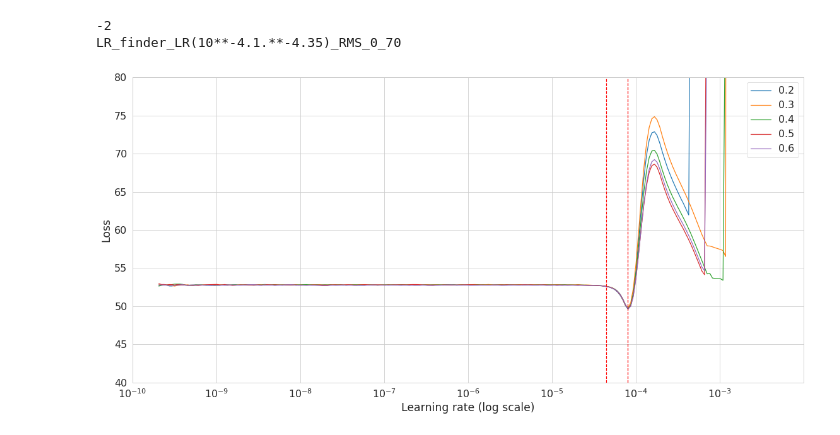
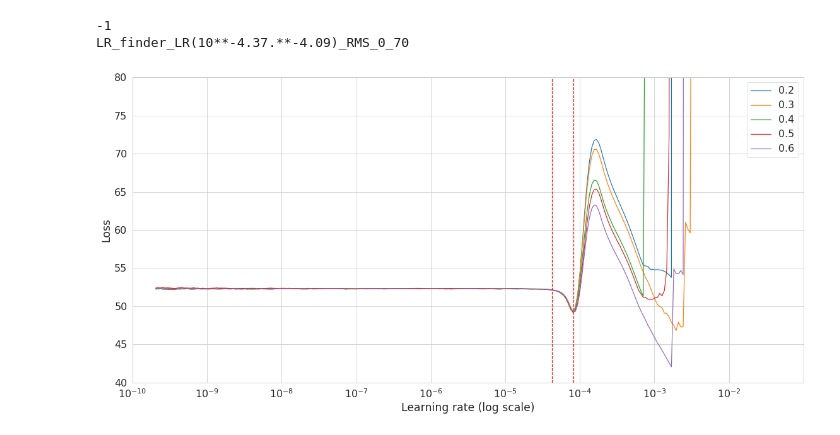
Before and after one commit to kapoloni/age_prediction, a Jupyter notebook: plot_LR_finder.ipynb, the cells around one changed output. Drawn from its saved outputs; the diff is of its cells as text; code cells hidden in the pictures.

```diff
--- a/plot_LR_finder.ipynb
+++ b/plot_LR_finder.ipynb
@@ -10,11 +10,11 @@ sns.set(context='paper', style='whitegrid',
         rc={'figure.figsize':(16,8)})
 # %%
 dp = {}
-dp['0.2'] = pd.read_csv('outputs/lr_finder/lr_finder_20-04-2021_age_[0-70]_RMS_L_dp0.2.csv')
-dp['0.3'] = pd.read_csv('outputs/lr_finder/lr_finder_20-04-2021_age_[0-70]_RMS_L_dp0.3.csv')
-dp['0.4'] = pd.read_csv('outputs/lr_finder/lr_finder_20-04-2021_age_[0-70]_RMS_L_dp0.4.csv')
-dp['0.5'] = pd.read_csv('outputs/lr_finder/lr_finder_20-04-2021_age_[0-70]_RMS_L_dp0.5.csv')
-dp['0.6'] = pd.read_csv('outputs/lr_finder/lr_finder_20-04-2021_age_[0-70]_RMS_L_dp0.6.csv')
+dp['0.2'] = pd.read_csv('outputs/lr_finder/lr_finder_24-04-2021_age_[0-70]_RMS_L_dp0.2.csv')
+dp['0.3'] = pd.read_csv('outputs/lr_finder/lr_finder_24-04-2021_age_[0-70]_RMS_L_dp0.3.csv')
+dp['0.4'] = pd.read_csv('outputs/lr_finder/lr_finder_24-04-2021_age_[0-70]_RMS_L_dp0.4.csv')
+dp['0.5'] = pd.read_csv('outputs/lr_finder/lr_finder_24-04-2021_age_[0-70]_RMS_L_dp0.5.csv')
+dp['0.6'] = pd.read_csv('outputs/lr_finder/lr_finder_24-04-2021_age_[0-70]_RMS_L_dp0.6.csv')
 # %%
 pt = True
 pt = False
@@ -23,38 +23,38 @@ min_, max_ = dp['0.6']['lr'].min(), dp['0.6']['lr'].max()
 max_ = int(math.log10(max_)) + 1
 opt = 'RMS'
 
-lim = {'RMS': [-4.35,-4.35]}
+lim = {'RMS': [-4.37,-4.09]}
 
 f, ax = plt.subplots()
 
 sns.lineplot(x='lr', y='loss', data=dp['0.2'].iloc[10:], label='0.2')
 sns.lineplot(x='lr', y='loss', data=dp['0.3'].iloc[10:], label='0.3')
 sns.lineplot(x='lr', y='loss', data=dp['0.4'].iloc[10:], label='0.4')
 sns.lineplot(x='lr', y='loss', data=dp['0.5'].iloc[10:], label='0.5')
 sns.lineplot(x='lr', y='loss', data=dp['0.6'].iloc[10:], label='0.6')
 
 print(max_)
 ax.set_xscale("log", basex=10)
 ax.set_xlim(10**-9.9999,10**max_)
 # ax.set_ylim(2000, 5000)
 ax.set_ylim(40, 80)
 if pt:
     ax.set(xlabel='Taxa de aprendizado (escala log)', ylabel='Função de perda')
 else:
     ax.set(xlabel='Learning rate (log scale)', ylabel='Loss')
 ax.axvline(10**(lim[opt][0]), 0, 130, color='red', linestyle='--')
 ax.axvline(10**(lim[opt][1]), 0, 130, color='red', linestyle='--')
 # ax.axvline(10**(-3.2), 0, 130, color='red', linestyle='--')
 
 plt.xticks([10**x for x in range(-10, max_)])
 plt.tight_layout()
 name = "LR_finder_LR(10**"+str(lim[opt][0])+".**"+str(lim[opt][1])+")_"+opt+"_0_70"
 print(name)
 if pt:
     f.savefig("outputs/lr_finder/"+name+".png")
 else:
     f.savefig("outputs/lr_finder/"+name+"_us.png")
 # %% [output]
--2
-LR_finder_LR(10**-4.1.**-4.35)_RMS_0_70
+-1
+LR_finder_LR(10**-4.37.**-4.09)_RMS_0_70
-[figure, old version]
+[figure, new version]
```
Also changed, not shown: 19 other files.
